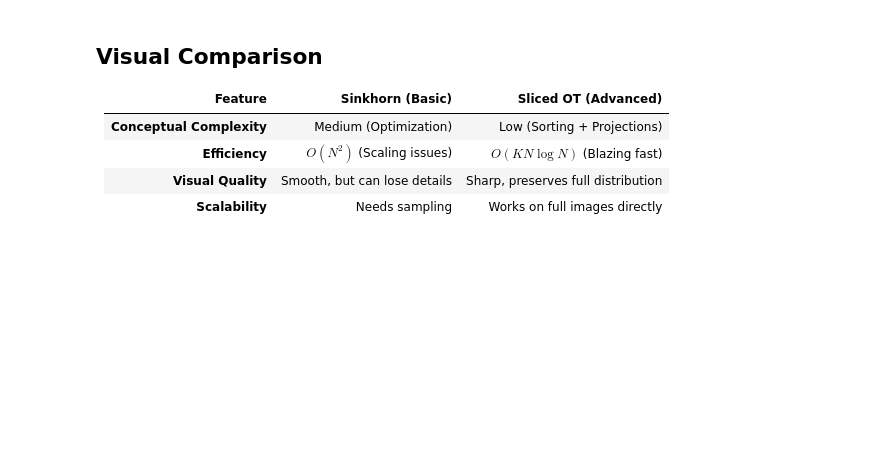
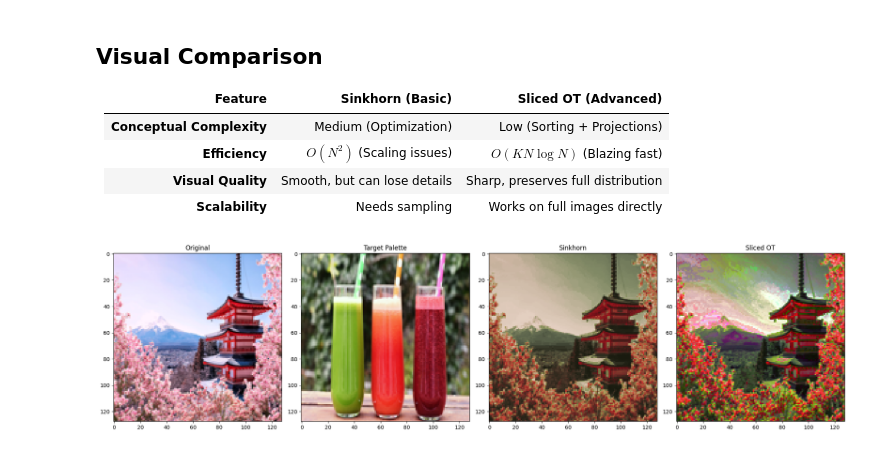
Before and after one commit to bilalsea2/Optimal-Transport, a Jupyter notebook: Color Transfer/Color_Transfer.ipynb, the cells around one changed output. Cells and saved outputs as stored; diff of their text form; code cells hidden in the pictures; blank space fills up the shorter version.

```diff
--- a/Color Transfer/Color_Transfer.ipynb
+++ b/Color Transfer/Color_Transfer.ipynb
@@ -143,8 +166,10 @@ plt.show()
 # %%
 fig, ax = plt.subplots(1, 4, figsize=(20, 5))
 ax[0].imshow(src); ax[0].set_title("Original")
 ax[1].imshow(tgt); ax[1].set_title("Target Palette")
-ax[2].imshow(res_sinkhorn); ax[2].set_title("Sinkhorn")
-ax[3].imshow(res_sliced); ax[3].set_title("Sliced OT")
+ax[2].imshow(res_sinkhorn.detach()); ax[2].set_title("Sinkhorn")
+ax[3].imshow(res_sliced.detach()); ax[3].set_title("Sliced OT")
 plt.tight_layout()
 plt.show()
+# %% [output]
+[figure, added]
```
Also changed, not shown: parts of 4 cells of this notebook, 5 other files.
